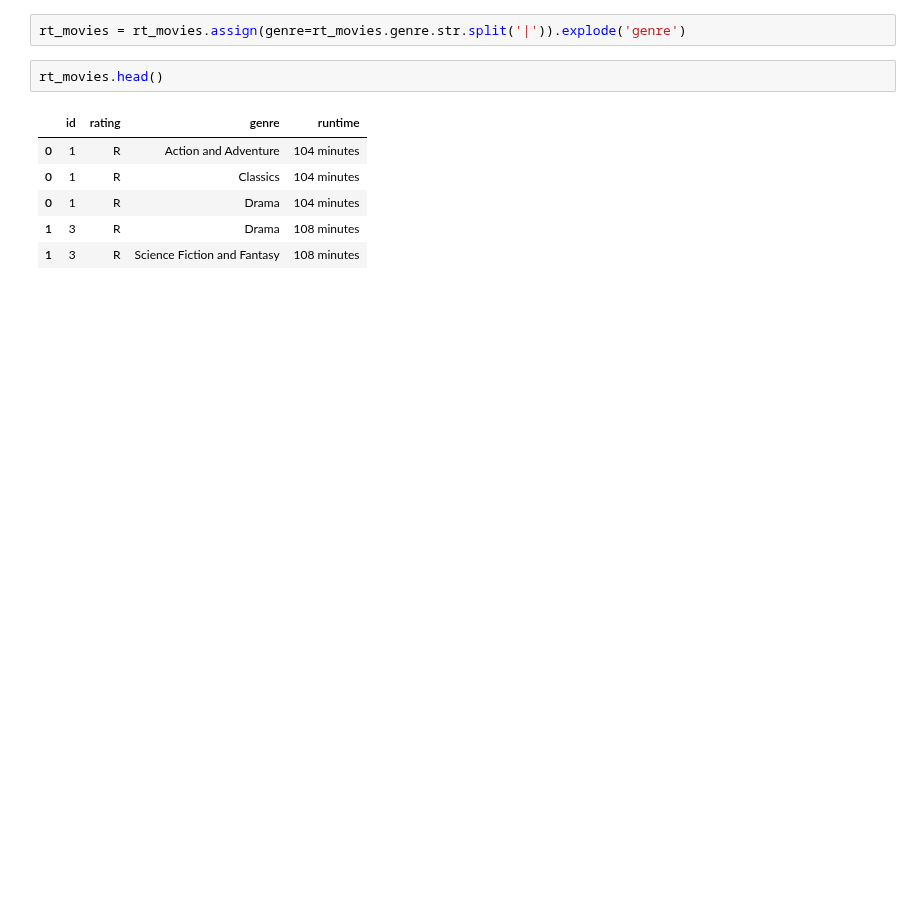
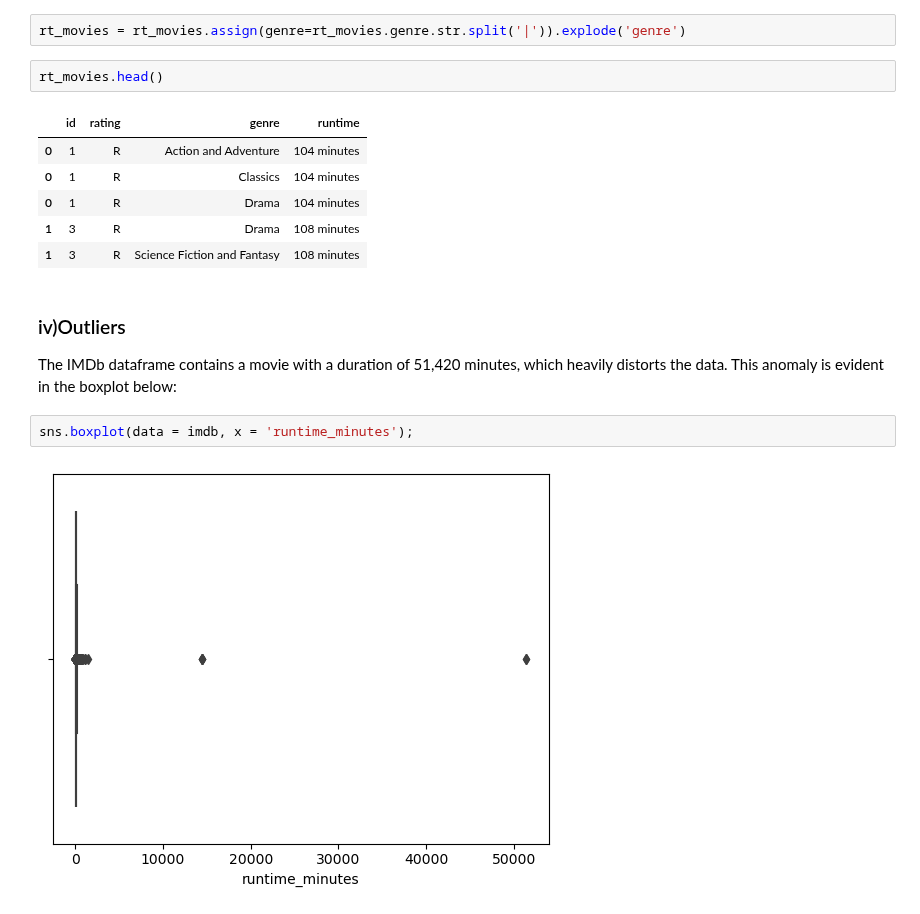
Before and after one commit to clydeochieng/dsc-phase-1-project-v2-4, a Jupyter notebook: student.ipynb, the cells around one changed output. Saved outputs shown, nothing was run; the diff lists cells and outputs as text; blank space fills up the shorter version.

```diff
--- a/student.ipynb
+++ b/student.ipynb
@@ -725,3 +724,10 @@ rt_movies.head()
 | 0 | 1 | R | Drama | 104 minutes |
 | 1 | 3 | R | Drama | 108 minutes |
 | 1 | 3 | R | Science Fiction and Fantasy | 108 minutes |
+# %% [markdown]
+### iv)Outliers
+The IMDb dataframe contains a movie with a duration of 51,420 minutes, which heavily distorts the data. This anomaly is evident in the boxplot below:
+# %%
+sns.boxplot(data = imdb, x = 'runtime_minutes');
+# %% [output]
+[figure, added]
```
Also changed, not shown: parts of 10 cells of this notebook.
